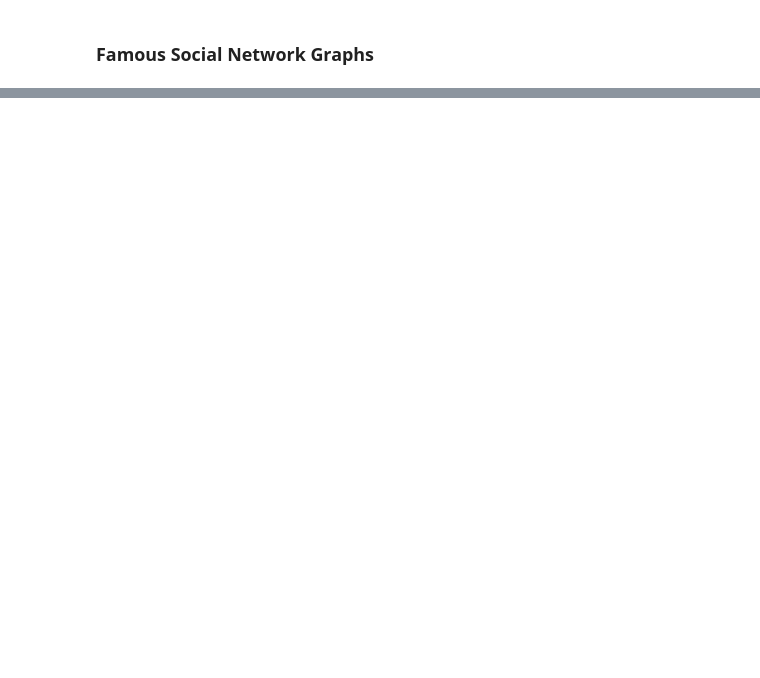
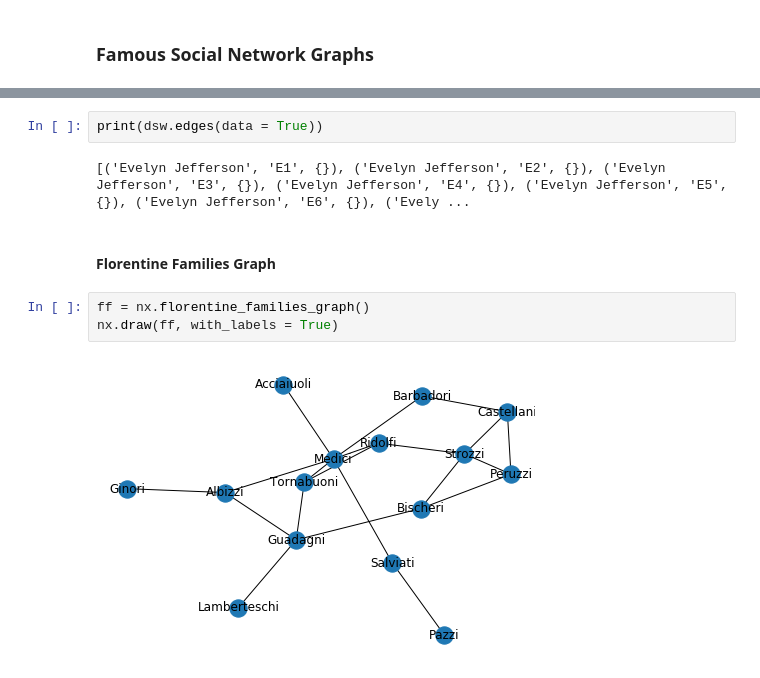
Before and after one commit to soslin/social-network-analysis, a Jupyter notebook: soc-net-class/learn_graphs_sna_3.ipynb, the cells around one changed output, grey strips where cells are left out. Drawn from its saved outputs; the diff is of its cells as text; blank space fills up the shorter version.

```diff
--- a/soc-net-class/learn_graphs_sna_3.ipynb
+++ b/soc-net-class/learn_graphs_sna_3.ipynb
@@ -309,0 +422,11 @@ nx.draw(tt)
+# %%
+print(dsw.edges(data = True))
+# %% [output]
+[('Evelyn Jefferson', 'E1', {}), ('Evelyn Jefferson', 'E2', {}), ('Evelyn Jefferson', 'E3', {}), ('Evelyn Jefferson', 'E4', {}), ('Evelyn Jefferson', 'E5', {}), ('Evelyn Jefferson', 'E6', {}), ('Evely ...
+# %% [markdown]
+#### Florentine Families Graph
+# %%
+ff = nx.florentine_families_graph()
+nx.draw(ff, with_labels = True)
+# %% [output]
+[figure, added]
```
Also changed, not shown: parts of 38 cells of this notebook.
